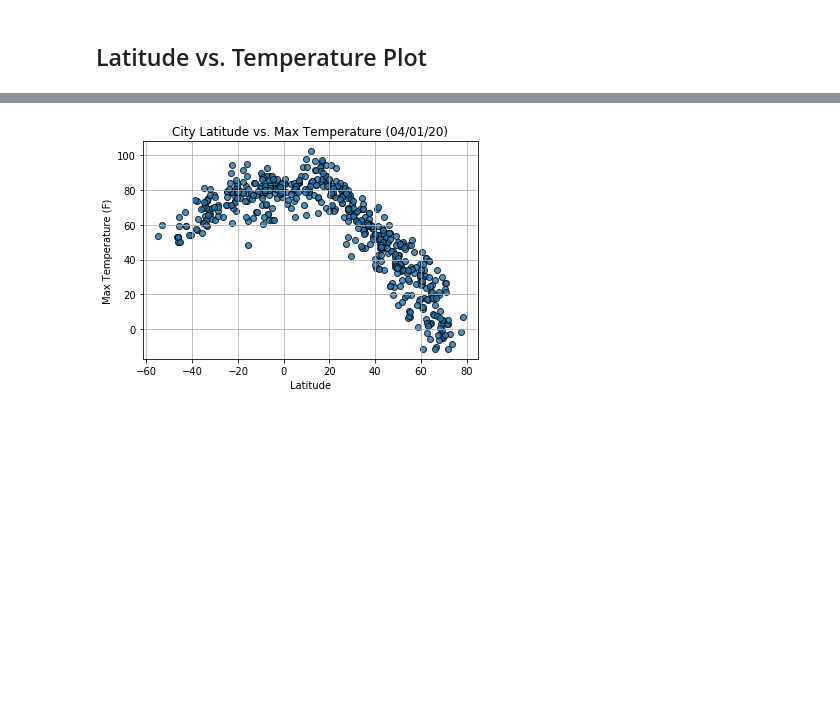
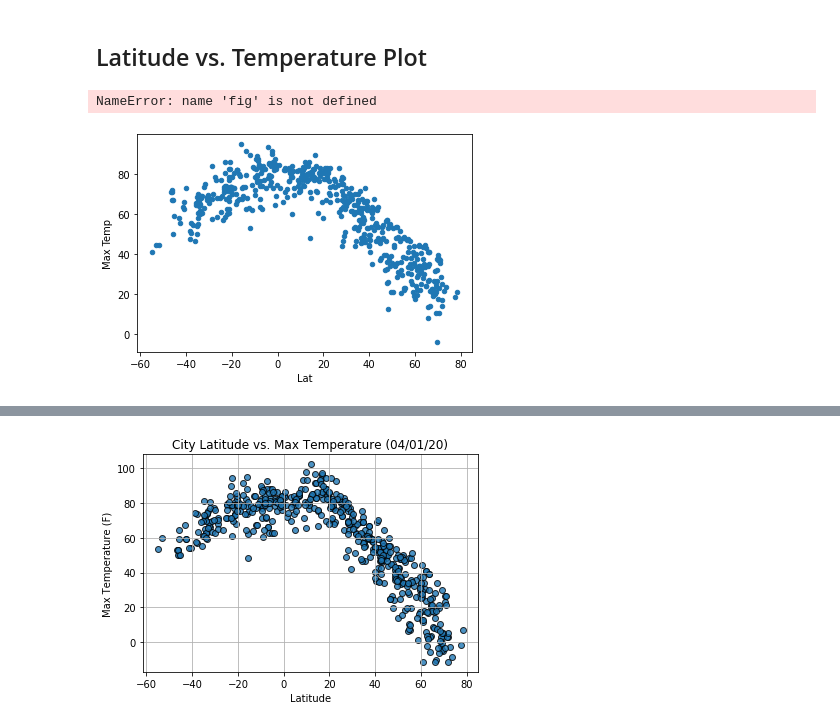
Before and after one commit to jump8621/python-api-challenge, a Jupyter notebook: WeatherPy/WeatherPy-Copy1.ipynb, the cells around one changed output, grey strips where cells are left out. Cells and saved outputs as stored; diff of their text form; code cells hidden in the pictures; blank space fills up the shorter version.

```diff
--- a/WeatherPy/WeatherPy-Copy1.ipynb
+++ b/WeatherPy/WeatherPy-Copy1.ipynb
@@ -338,0 +337,7 @@ cleaned_weather_df
+# %%
+cleaned_weather_df.plot.scatter(x='Lat', y='Max Temp')
+plt.close(fig)
+plt.show
+# %% [output]
+NameError: name 'fig' is not defined
+[figure, added]
```
Also changed, not shown: parts of 3 cells of this notebook.
